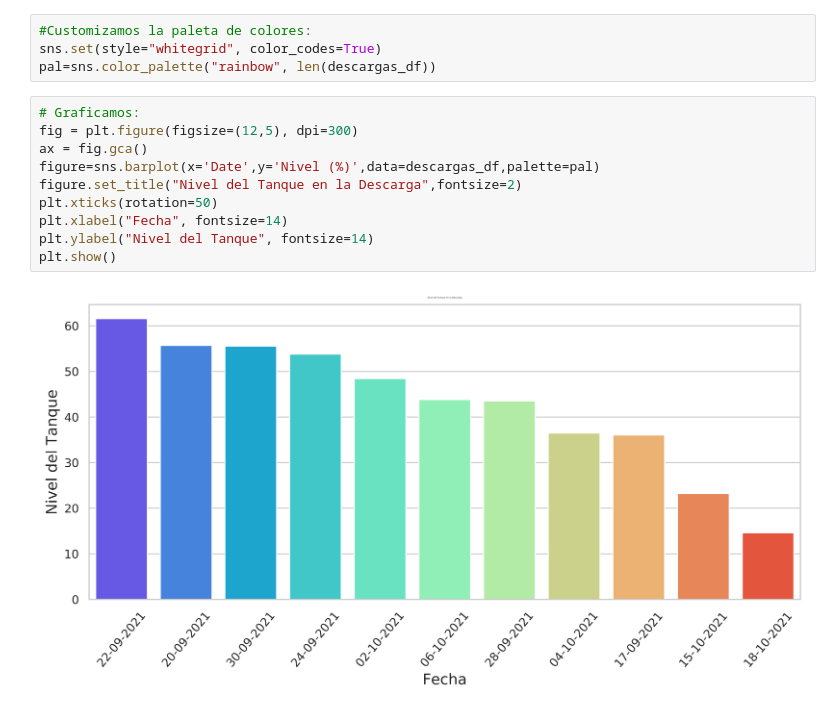
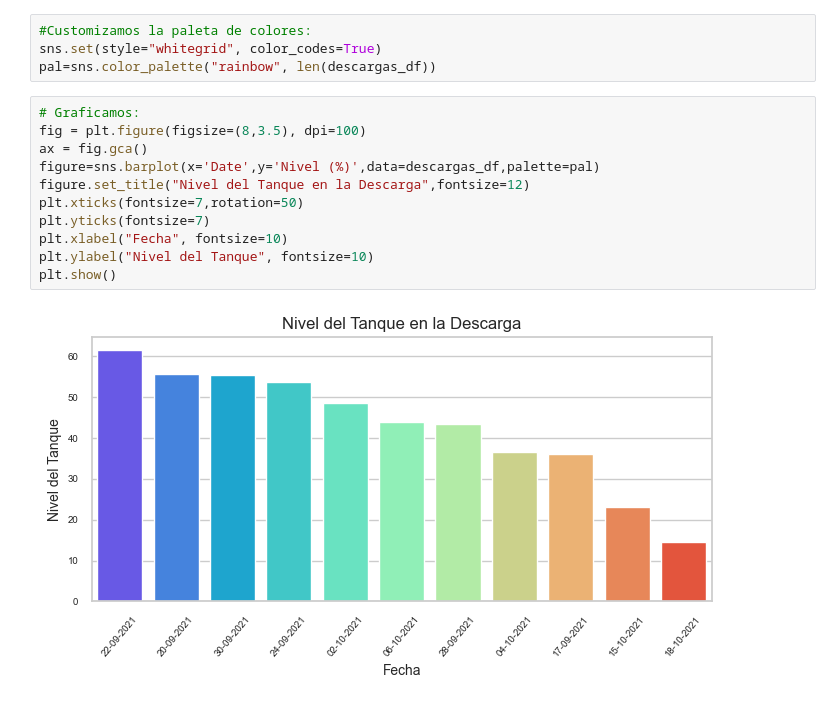
Before and after one commit to JTamarit/Ejercicios_Prog_Avanzada, a Jupyter notebook: app_NPG/STREAMLIT/TANK/telemetry.ipynb, the cells around one changed output. Drawn from its saved outputs; the diff is of its cells as text.

```diff
--- a/app_NPG/STREAMLIT/TANK/telemetry.ipynb
+++ b/app_NPG/STREAMLIT/TANK/telemetry.ipynb
@@ -340,13 +374,14 @@ sns.set(style="whitegrid", color_codes=True)
 pal=sns.color_palette("rainbow", len(descargas_df))
 # %%
 # Graficamos:
-fig = plt.figure(figsize=(12,5), dpi=300)
+fig = plt.figure(figsize=(8,3.5), dpi=100)
 ax = fig.gca()
 figure=sns.barplot(x='Date',y='Nivel (%)',data=descargas_df,palette=pal)
-figure.set_title("Nivel del Tanque en la Descarga",fontsize=2)
-plt.xticks(rotation=50)
-plt.xlabel("Fecha", fontsize=14)
-plt.ylabel("Nivel del Tanque", fontsize=14)
+figure.set_title("Nivel del Tanque en la Descarga",fontsize=12)
+plt.xticks(fontsize=7,rotation=50)
+plt.yticks(fontsize=7)
+plt.xlabel("Fecha", fontsize=10)
+plt.ylabel("Nivel del Tanque", fontsize=10)
 plt.show()
 # %% [output]
-[figure, old version]
+[figure, new version]
```
Also changed, not shown: parts of 7 cells of this notebook, 1 other file.
